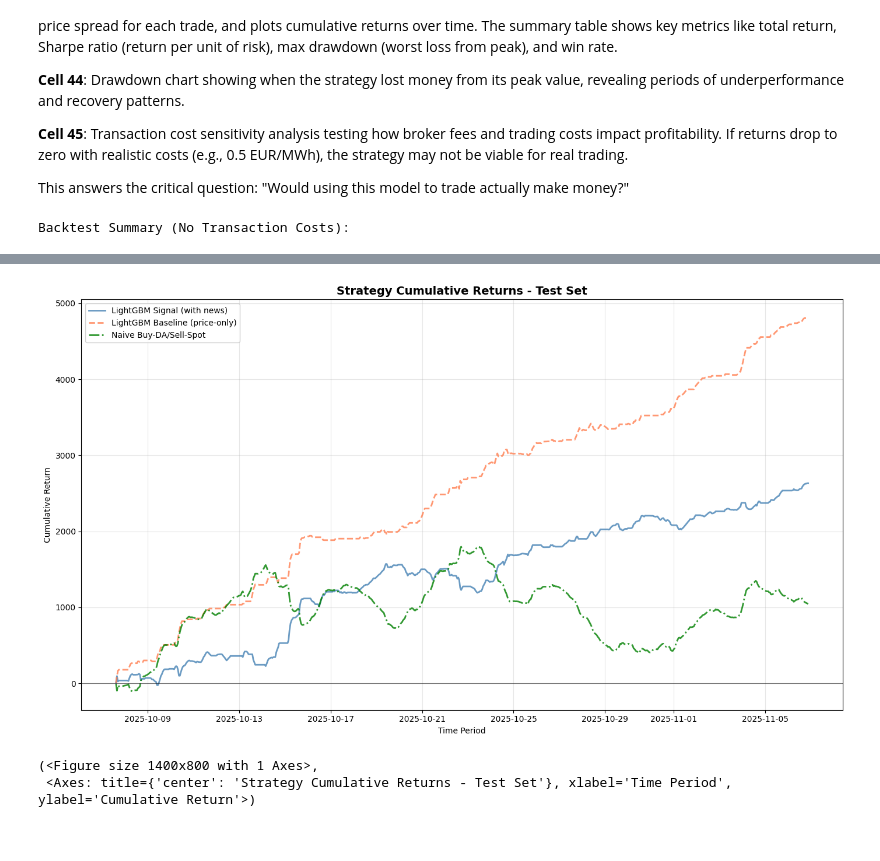
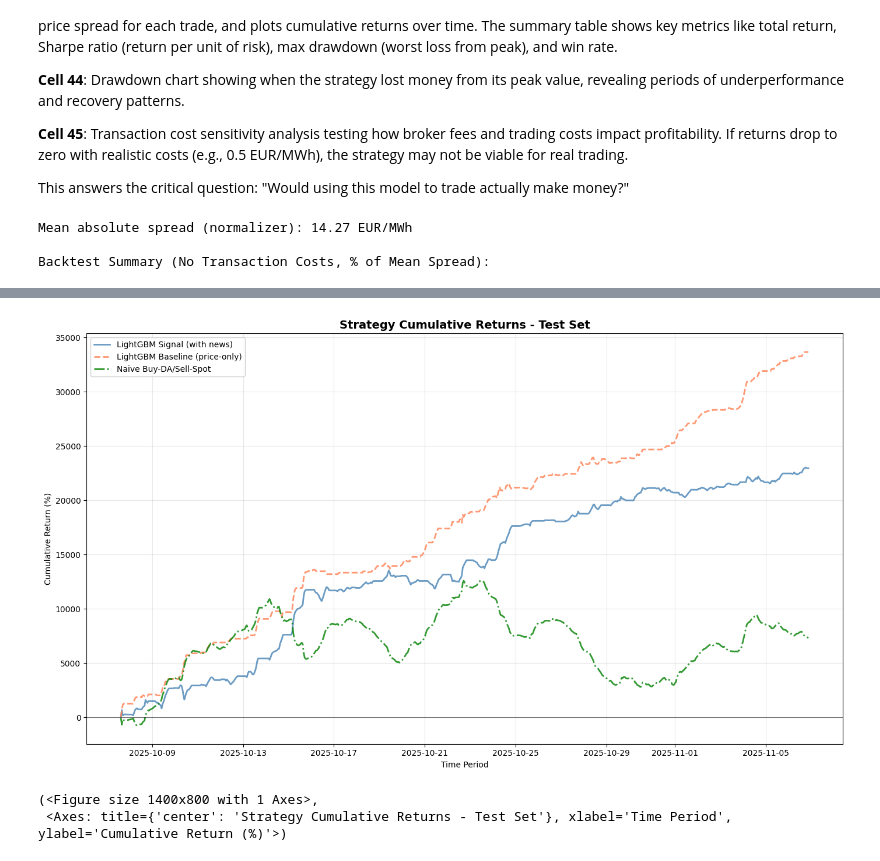
Before and after one commit to TheDeGen/ZHAW_Research_Project, a Jupyter notebook: notebooks/pipeline_execution.ipynb, the cells around one changed output, grey strips where cells are left out. Cells and saved outputs as stored; diff of their text form; code cells hidden in the pictures.

```diff
--- a/notebooks/pipeline_execution.ipynb
+++ b/notebooks/pipeline_execution.ipynb
@@ -1050,29 +1113,39 @@ These cells test what would happen if you actually traded using the model's pred
 
 This answers the critical question: "Would using this model to trade actually make money?"
 # %%
-# Set up backtest strategies
-spread_series, strategy_actions = evaluation.setup_backtest_strategies(
+# Set up backtest strategies (now returns normalizer for percentage calculations)
+spread_series, strategy_actions, spread_normalizer = evaluation.setup_backtest_strategies(
     test_df=signal_test_df,
     signal_predictions=signal_test_pred,
     baseline_predictions=baseline_test_pred,
     label_encoder=label_encoder
 )
 
-# Compute strategy returns
+print(f"Mean absolute spread (normalizer): {spread_normalizer:.2f} EUR/MWh")
+
+# Compute strategy returns (still in EUR/MWh internally)
 strategy_returns = evaluation.compute_strategy_returns(
     action_map=strategy_actions,
     spread=spread_series,
 )
 
-# Display backtest summary
-backtest_summary = evaluation.summarise_strategy_set(strategy_returns)
-print("Backtest Summary (No Transaction Costs):")
+# Display backtest summary in percentage terms
+backtest_summary = evaluation.summarise_strategy_set(
+    strategy_returns,
+    normalizer=spread_normalizer,
+    return_mode='percentage'
+)
+print("\nBacktest Summary (No Transaction Costs, % of Mean Spread):")
 display(backtest_summary)
 
-# Plot cumulative returns
+# Plot cumulative returns (percentage)
 visualization.plot_cumulative_returns(
     returns_map=strategy_returns,
-    title="Strategy Cumulative Returns - Test Set"
+    title="Strategy Cumulative Returns - Test Set",
+    normalizer=spread_normalizer,
+    return_mode='percentage'
 )
 # %% [output]
-Backtest Summary (No Transaction Costs):
+Mean absolute spread (normalizer): 14.27 EUR/MWh
+
+Backtest Summary (No Transaction Costs, % of Mean Spread):
@@ -1084,4 +1157,4 @@ Backtest Summary (No Transaction Costs):
-[figure, old version]
+[figure, new version]
 (<Figure size 1400x800 with 1 Axes>,
- <Axes: title={'center': 'Strategy Cumulative Returns - Test Set'}, xlabel='Time Period', ylabel='Cumulative Return'>)
+ <Axes: title={'center': 'Strategy Cumulative Returns - Test Set'}, xlabel='Time Period', ylabel='Cumulative Return (%)'>)
 # %%
```
Also changed, not shown: parts of 23 cells of this notebook, 6 other files.
